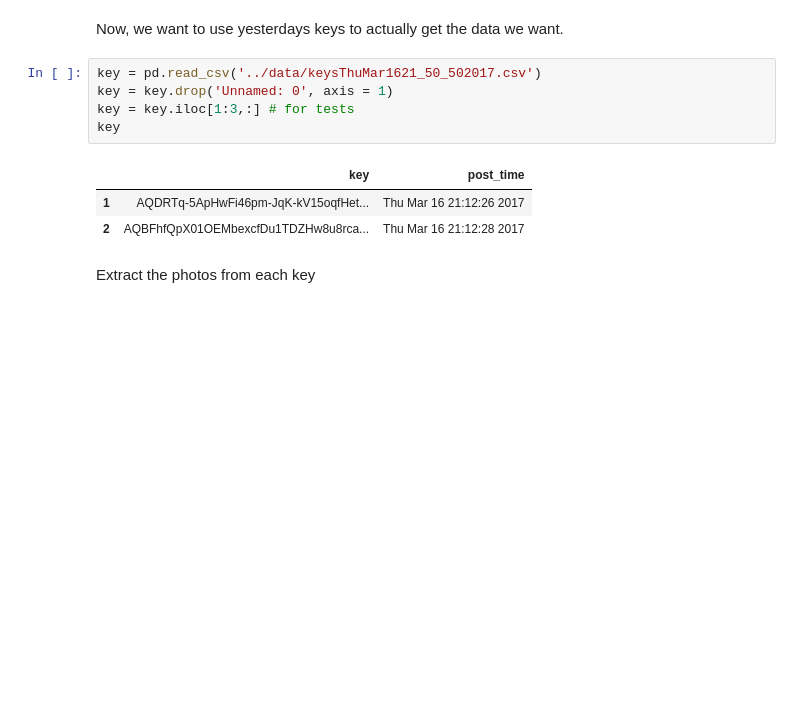
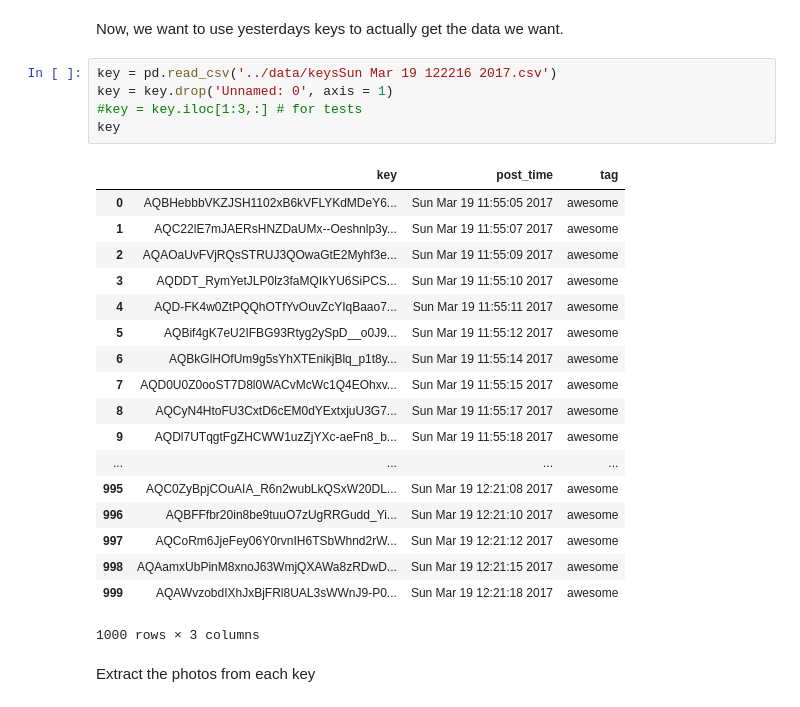
Before and after one commit to thunter009/Instapredict, a Jupyter notebook: scrapers/Instagim.ipynb, the cells around one changed output. Saved outputs shown, nothing was run; the diff lists cells and outputs as text; blank space fills up the shorter version.

```diff
--- a/scrapers/Instagim.ipynb
+++ b/scrapers/Instagim.ipynb
@@ -63,14 +75,29 @@ print keys_df.head()
 # %% [markdown]
 Now, we want to use yesterdays keys to actually get the data we want.
 # %%
-key = pd.read_csv('../data/keysThuMar1621_50_502017.csv')
+key = pd.read_csv('../data/keysSun Mar 19 122216 2017.csv')
 key = key.drop('Unnamed: 0', axis = 1)
-key = key.iloc[1:3,:] # for tests
+#key = key.iloc[1:3,:] # for tests
 key
 # %% [output]
-|  | key | post_time |
-| 1 | AQDRTq-5ApHwFi46pm-JqK-kV15oqfHet... | Thu Mar 16 21:12:26 2017 |
-| 2 | AQBFhfQpX01OEMbexcfDu1TDZHw8u8rca... | Thu Mar 16 21:12:28 2017 |
+|  | key | post_time | tag |
+| 0 | AQBHebbbVKZJSH1102xB6kVFLYKdMDeY6... | Sun Mar 19 11:55:05 2017 | awesome |
+| 1 | AQC22lE7mJAERsHNZDaUMx--Oeshnlp3y... | Sun Mar 19 11:55:07 2017 | awesome |
+| 2 | AQAOaUvFVjRQsSTRUJ3QOwaGtE2Myhf3e... | Sun Mar 19 11:55:09 2017 | awesome |
+| 3 | AQDDT_RymYetJLP0lz3faMQIkYU6SiPCS... | Sun Mar 19 11:55:10 2017 | awesome |
+| 4 | AQD-FK4w0ZtPQQhOTfYvOuvZcYIqBaao7... | Sun Mar 19 11:55:11 2017 | awesome |
+| 5 | AQBif4gK7eU2IFBG93Rtyg2ySpD__o0J9... | Sun Mar 19 11:55:12 2017 | awesome |
+| 6 | AQBkGlHOfUm9g5sYhXTEnikjBlq_p1t8y... | Sun Mar 19 11:55:14 2017 | awesome |
+| 7 | AQD0U0Z0ooST7D8l0WACvMcWc1Q4EOhxv... | Sun Mar 19 11:55:15 2017 | awesome |
+| 8 | AQCyN4HtoFU3CxtD6cEM0dYExtxjuU3G7... | Sun Mar 19 11:55:17 2017 | awesome |
+| 9 | AQDl7UTqgtFgZHCWW1uzZjYXc-aeFn8_b... | Sun Mar 19 11:55:18 2017 | awesome |
+| ... | ... | ... | ... |
+| 995 | AQC0ZyBpjCOuAIA_R6n2wubLkQSxW20DL... | Sun Mar 19 12:21:08 2017 | awesome |
+| 996 | AQBFFfbr20in8be9tuuO7zUgRRGudd_Yi... | Sun Mar 19 12:21:10 2017 | awesome |
+| 997 | AQCoRm6JjeFey06Y0rvnIH6TSbWhnd2rW... | Sun Mar 19 12:21:12 2017 | awesome |
+| 998 | AQAamxUbPinM8xnoJ63WmjQXAWa8zRDwD... | Sun Mar 19 12:21:15 2017 | awesome |
+| 999 | AQAWvzobdIXhJxBjFRl8UAL3sWWnJ9-P0... | Sun Mar 19 12:21:18 2017 | awesome |
+1000 rows × 3 columns
 # %% [markdown]
 Extract the photos from each key
 # %%
```
Also changed, not shown: parts of 10 cells of this notebook, 2 other files.
